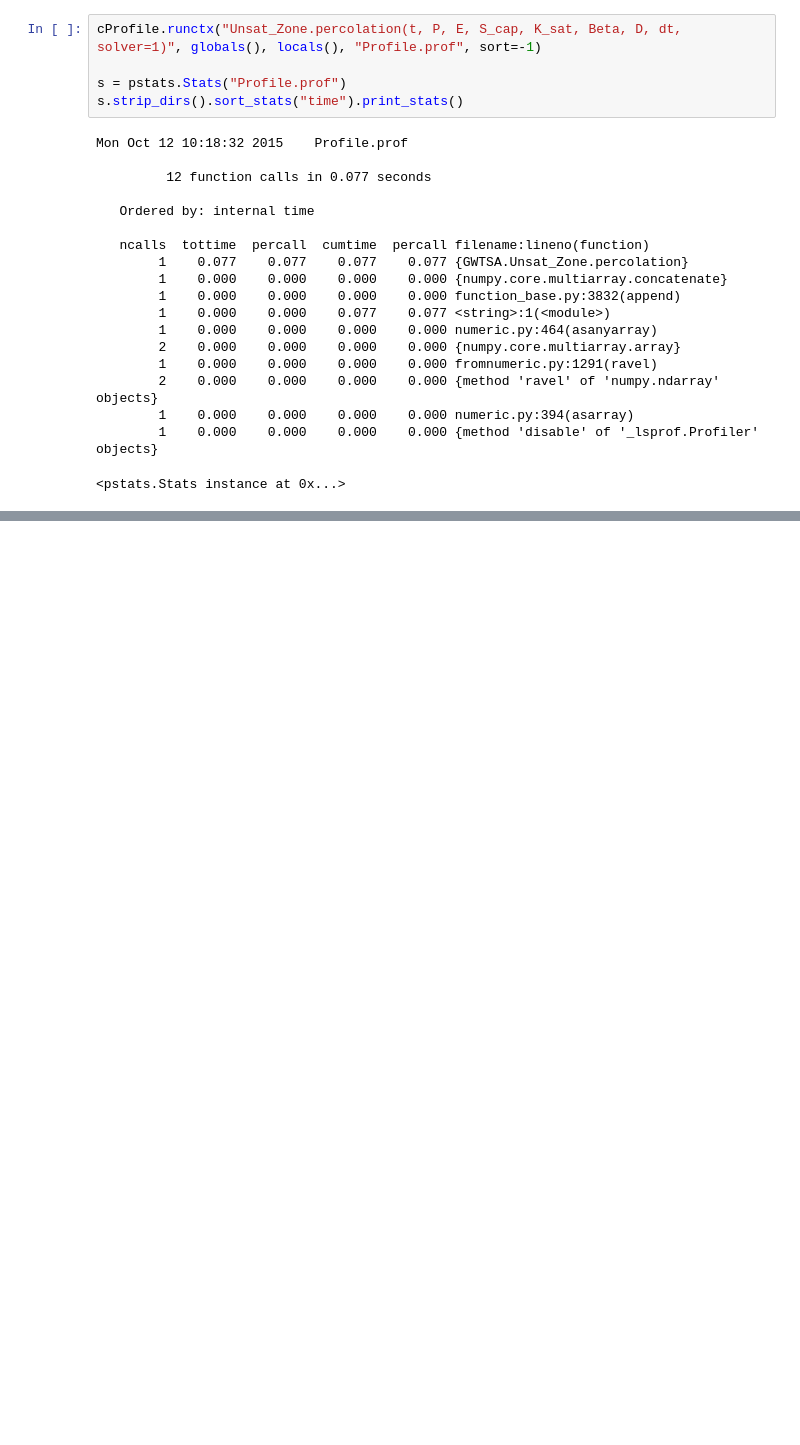
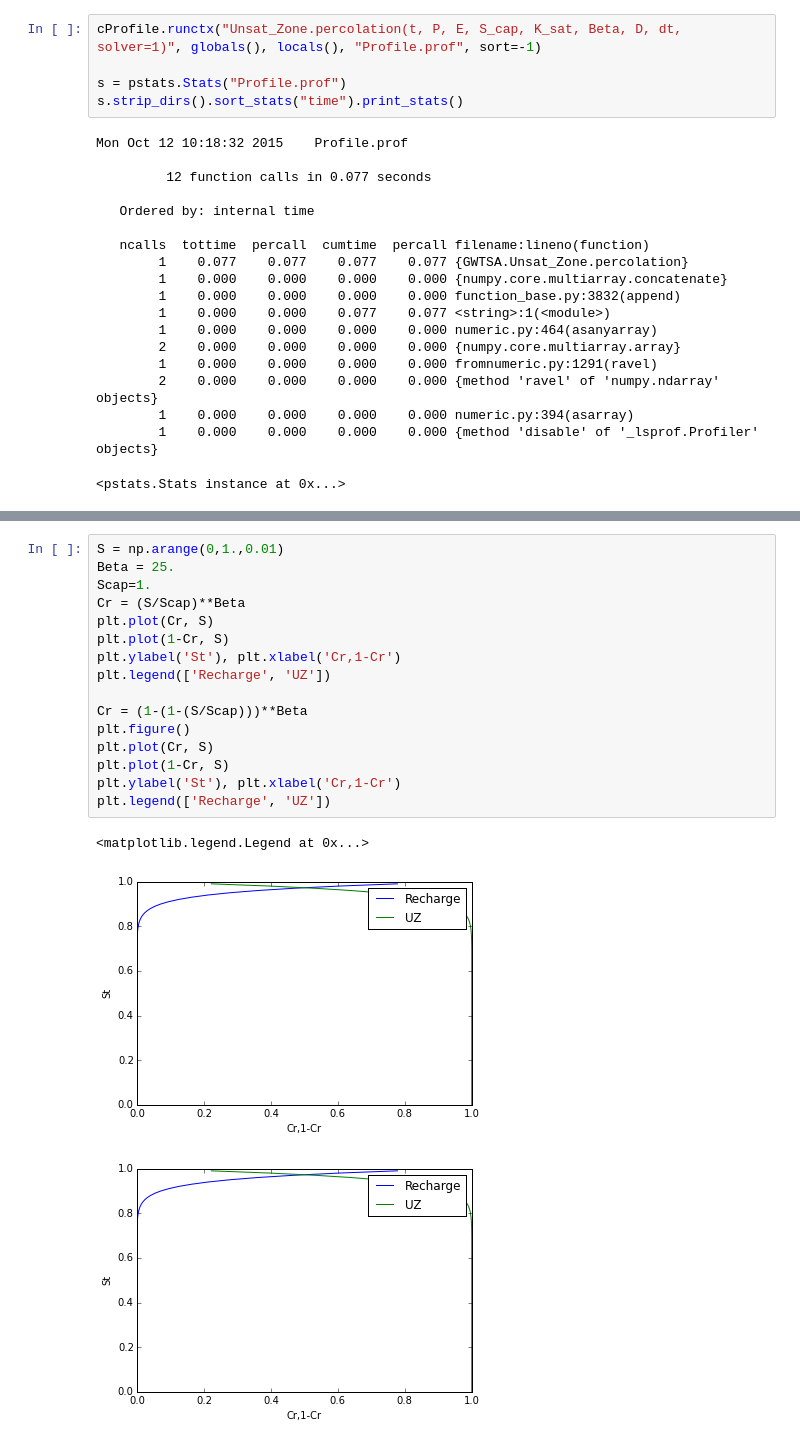
Before and after one commit to raoulcollenteur/GWTSA, a Jupyter notebook: Notebooks/Unsaturated_Zone_Validation.ipynb, the cells around one changed output, grey strips where cells are left out. Saved outputs shown, nothing was run; the diff lists cells and outputs as text; blank space fills up the shorter version.

```diff
--- a/Notebooks/Unsaturated_Zone_Validation.ipynb
+++ b/Notebooks/Unsaturated_Zone_Validation.ipynb
@@ -246,0 +275,20 @@ Mon Oct 12 10:18:32 2015    Profile.prof
+# %%
+S = np.arange(0,1.,0.01)
+Beta = 25.
+Scap=1.
+Cr = (S/Scap)**Beta
+plt.plot(Cr, S)
+plt.plot(1-Cr, S)
+plt.ylabel('St'), plt.xlabel('Cr,1-Cr')
+plt.legend(['Recharge', 'UZ'])
+
+Cr = (1-(1-(S/Scap)))**Beta
+plt.figure()
+plt.plot(Cr, S)
+plt.plot(1-Cr, S)
+plt.ylabel('St'), plt.xlabel('Cr,1-Cr')
+plt.legend(['Recharge', 'UZ'])
+# %% [output]
+<matplotlib.legend.Legend at 0x...>
+[figure, added]
+[figure, added]
```
Also changed, not shown: parts of 2 cells of this notebook, 27 other files.
